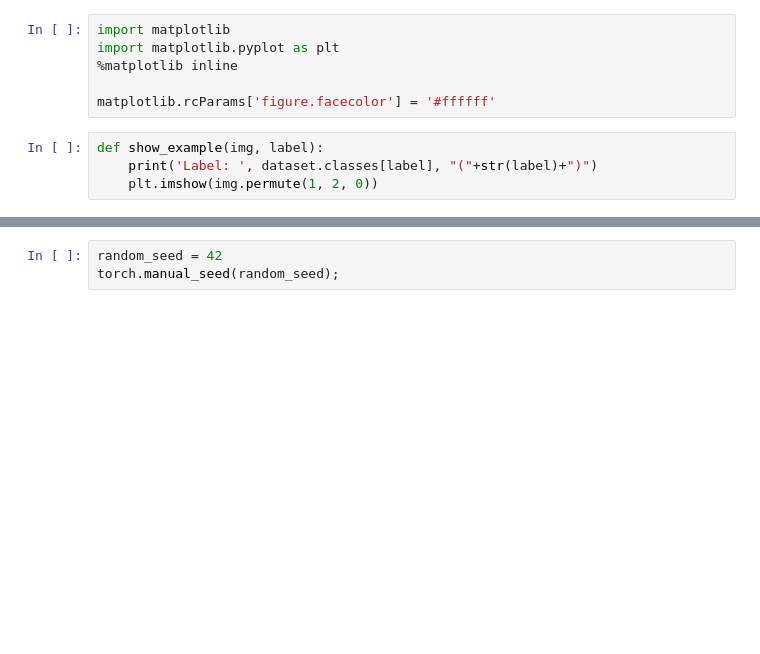
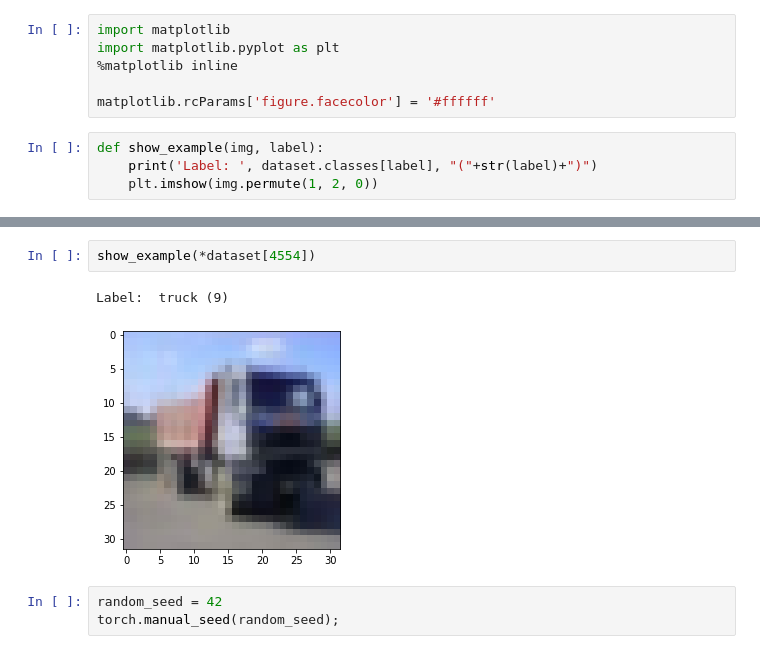
Before and after one commit to AndrewLi19/ML_Assignment, a Jupyter notebook: Assignment5/my_cifar10_CNN.ipynb, the cells around one changed output, grey strips where cells are left out. Drawn from its saved outputs; the diff is of its cells as text; blank space fills up the shorter version.

```diff
--- a/Assignment5/my_cifar10_CNN.ipynb
+++ b/Assignment5/my_cifar10_CNN.ipynb
@@ -53,3 +71,8 @@ def show_example(img, label):
+# %%
+show_example(*dataset[4554])
+# %% [output]
+Label:  truck (9)
+[figure, added]
 # %%
 random_seed = 42
 torch.manual_seed(random_seed);
```
Also changed, not shown: parts of 11 cells of this notebook.
